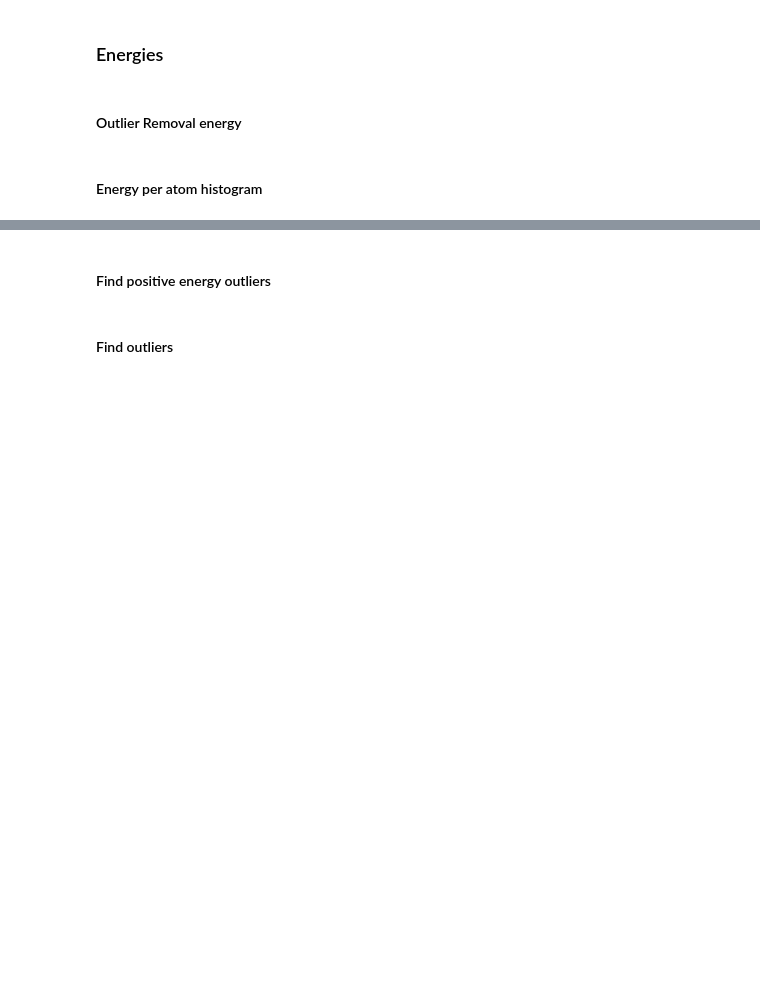
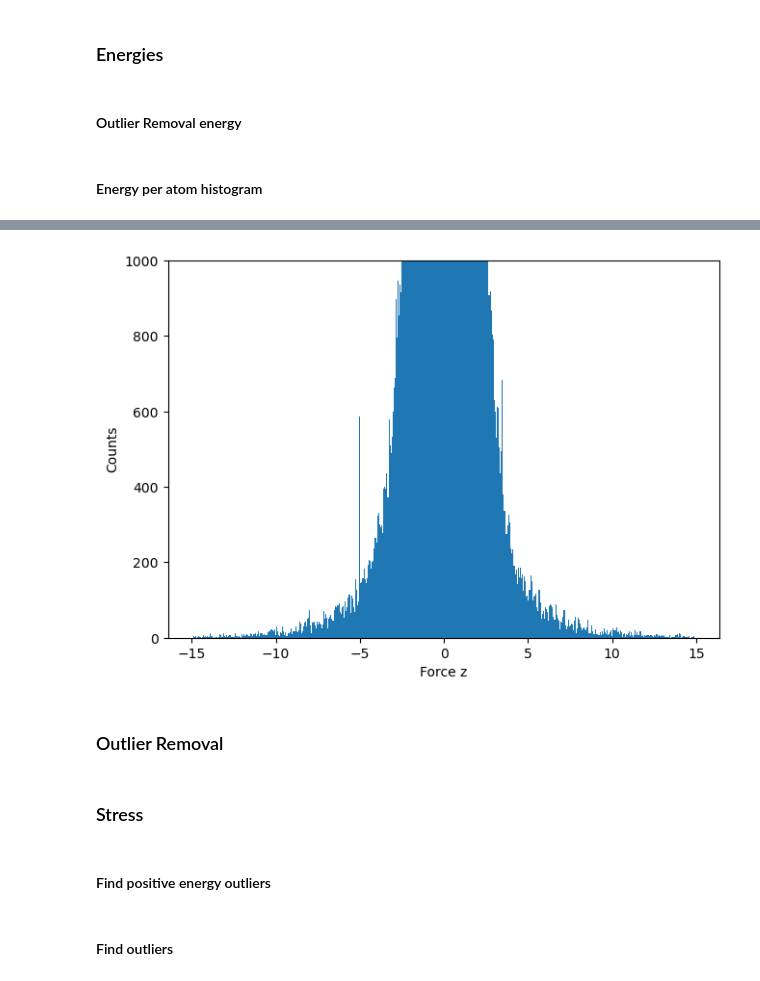
Before and after one commit to fabianjaeger1/Universal_Force_Fields, a Jupyter notebook: stat_data.ipynb, the cells around one changed output, grey strips where cells are left out. Drawn from its saved outputs; the diff is of its cells as text; code cells hidden in the pictures; blank space fills up the shorter version.

```diff
--- a/stat_data.ipynb
+++ b/stat_data.ipynb
@@ -505,3 +646,12 @@ histogram_1d_energy(energy_per_atom_cropped, "energy_per_atom", xrange = [-20,0]
+# %%
+forces_arr_z = force_arr_cropped_concat[:,2]
+histogram_1d_forces(forces_arr_z, component = "z", xrange = None, ylim = 1e3)
+# %% [output]
+[figure, added]
+# %% [markdown]
+### Outlier Removal
+# %% [markdown]
+### Stress
 # %%
 stress_arr_cut = stress_arr[id_out_energy]
 # print(np.shape(stress_arr_cut))
```
Also changed, not shown: parts of 40 cells of this notebook, 1 other file.
